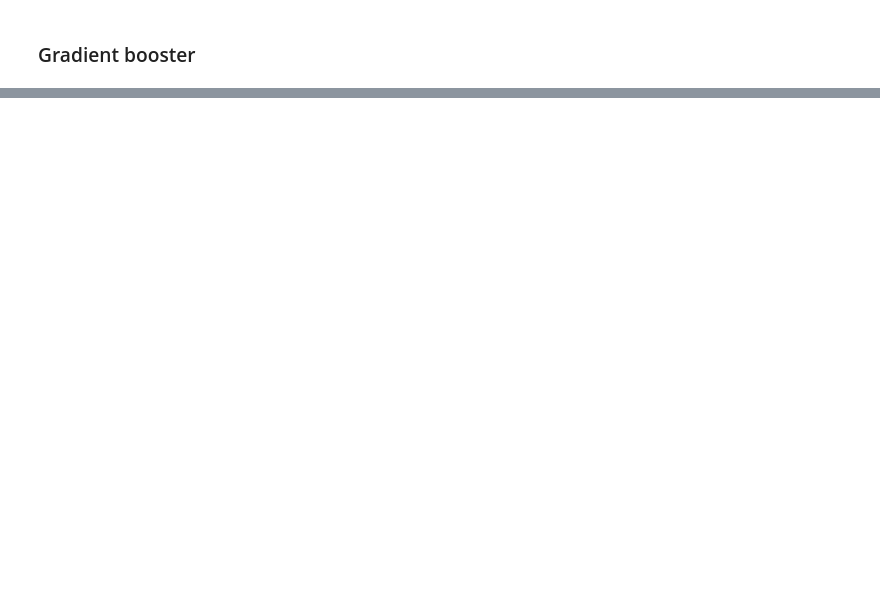
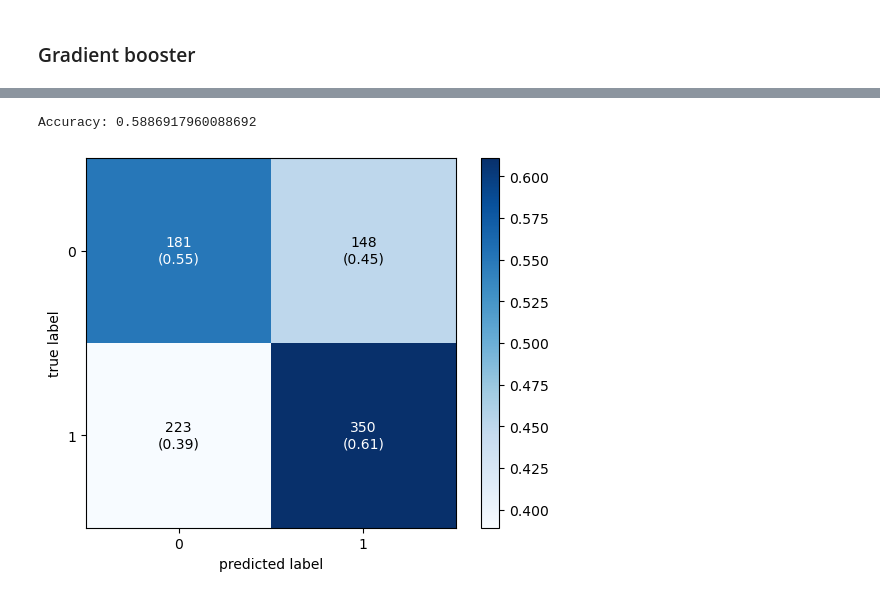
Before and after one commit to BarresHamersS/Fake_News_Classification, a Jupyter notebook: Notebooks/Liar_Results.ipynb, the cells around one changed output, grey strips where cells are left out. Cells and saved outputs as stored; diff of their text form; code cells hidden in the pictures; blank space fills up the shorter version.

```diff
--- a/Notebooks/Liar_Results.ipynb
+++ b/Notebooks/Liar_Results.ipynb
@@ -506,0 +684,25 @@ f1 score k fold crss:0.71 (+/- 0.02)
+# %%
+from sklearn.ensemble import VotingClassifier, GradientBoostingClassifier
+
+model1 = RandomForestClassifier(n_estimators=100, random_state=42)
+model2 = GradientBoostingClassifier(random_state=42)
+
+voting_clf = VotingClassifier(estimators=[('rf', model1), ('gb', model2)], voting='hard')
+
+
+voting_clf.fit(X_train_res_scaled, y_train_resampled)
+
+
+y_pred = voting_clf.predict(X_test_scaled)
+
+accuracy = accuracy_score(y_test, y_pred)
+cm = confusion_matrix(y_test, y_pred)
+# %%
+print('Accuracy:', accuracy_score(y_test, y_pred))
+fig, ax = plot_confusion_matrix(conf_mat=cm,
+                                show_absolute=True,
+                                show_normed=True,
+                                colorbar=True)
+# %% [output]
+Accuracy: 0.5886917960088692
+[figure, added]
```
Also changed, not shown: parts of 47 cells of this notebook, 4 other files.
